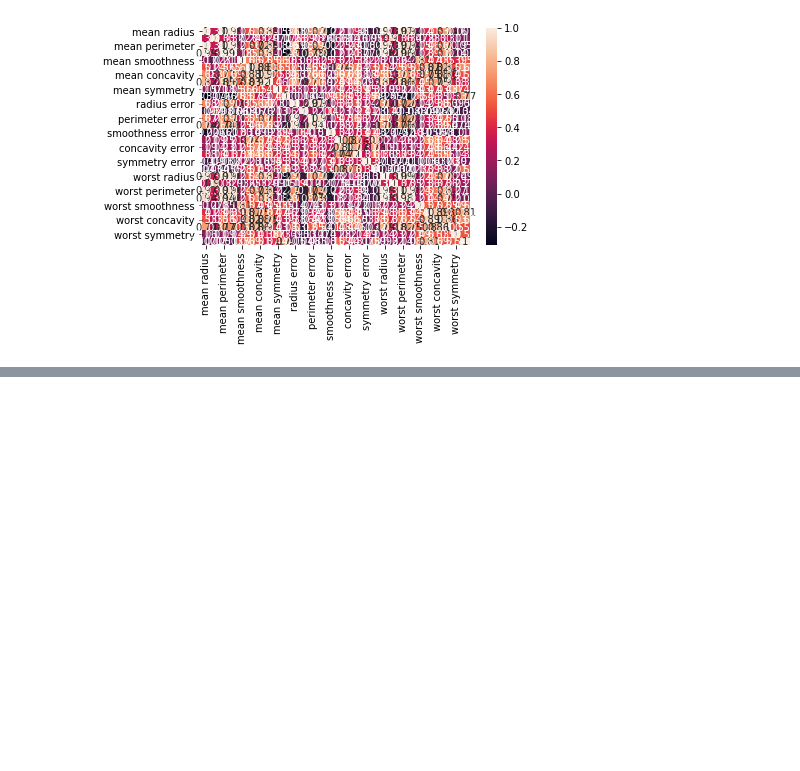
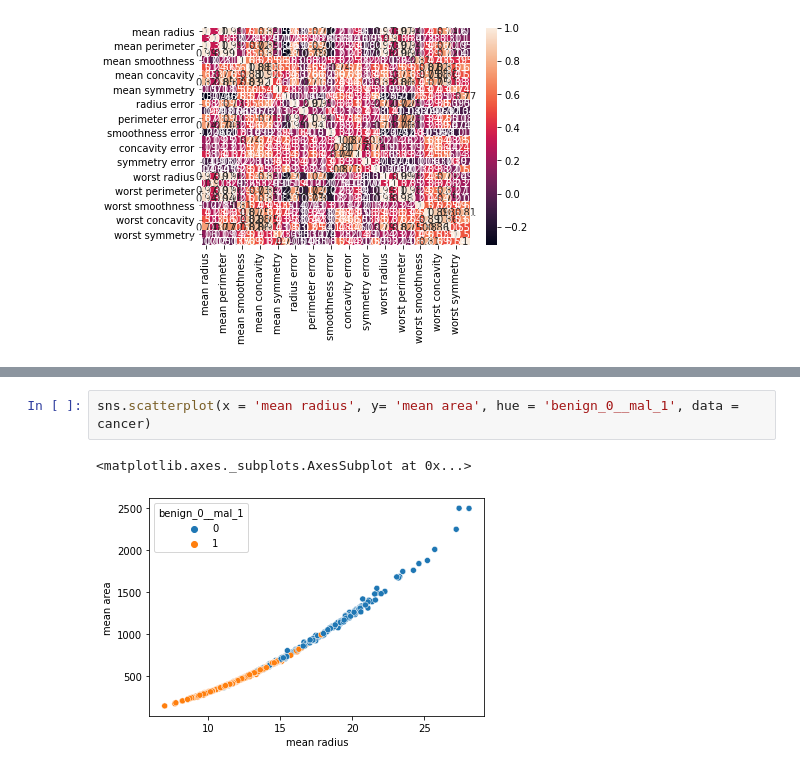
Before and after one commit to ibrahimon/Cancer-Classification, a Jupyter notebook: Cancer.ipynb, the cells around one changed output, grey strips where cells are left out. Cells and saved outputs as stored; diff of their text form; blank space fills up the shorter version.

```diff
--- a/Cancer.ipynb
+++ b/Cancer.ipynb
@@ -81,0 +93,5 @@ sns.heatmap(cancer.corr(), annot = True)
+# %%
+sns.scatterplot(x = 'mean radius', y= 'mean area', hue = 'benign_0__mal_1', data = cancer)
+# %% [output]
+<matplotlib.axes._subplots.AxesSubplot at 0x...>
+[figure, added]
```
Also changed, not shown: parts of 16 cells of this notebook.
